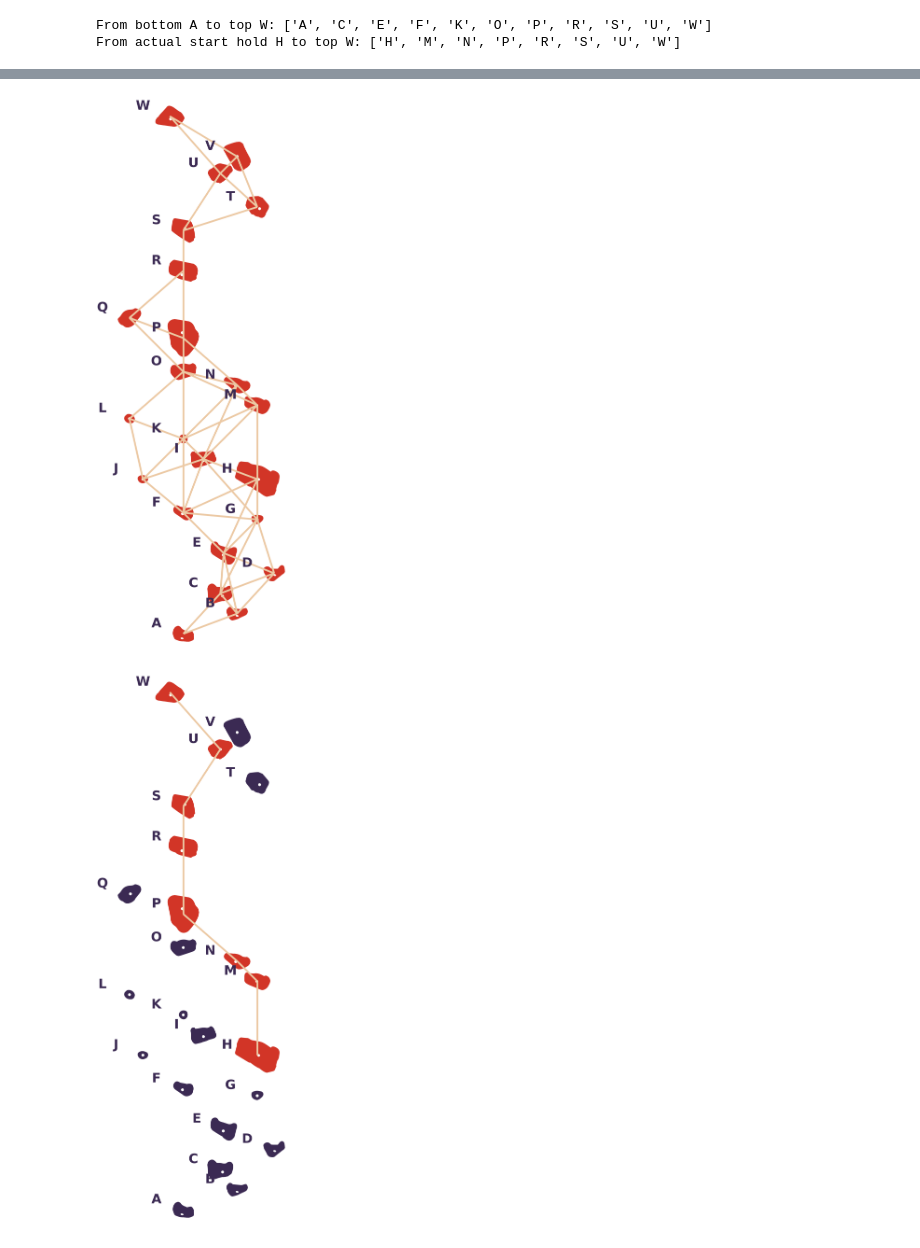
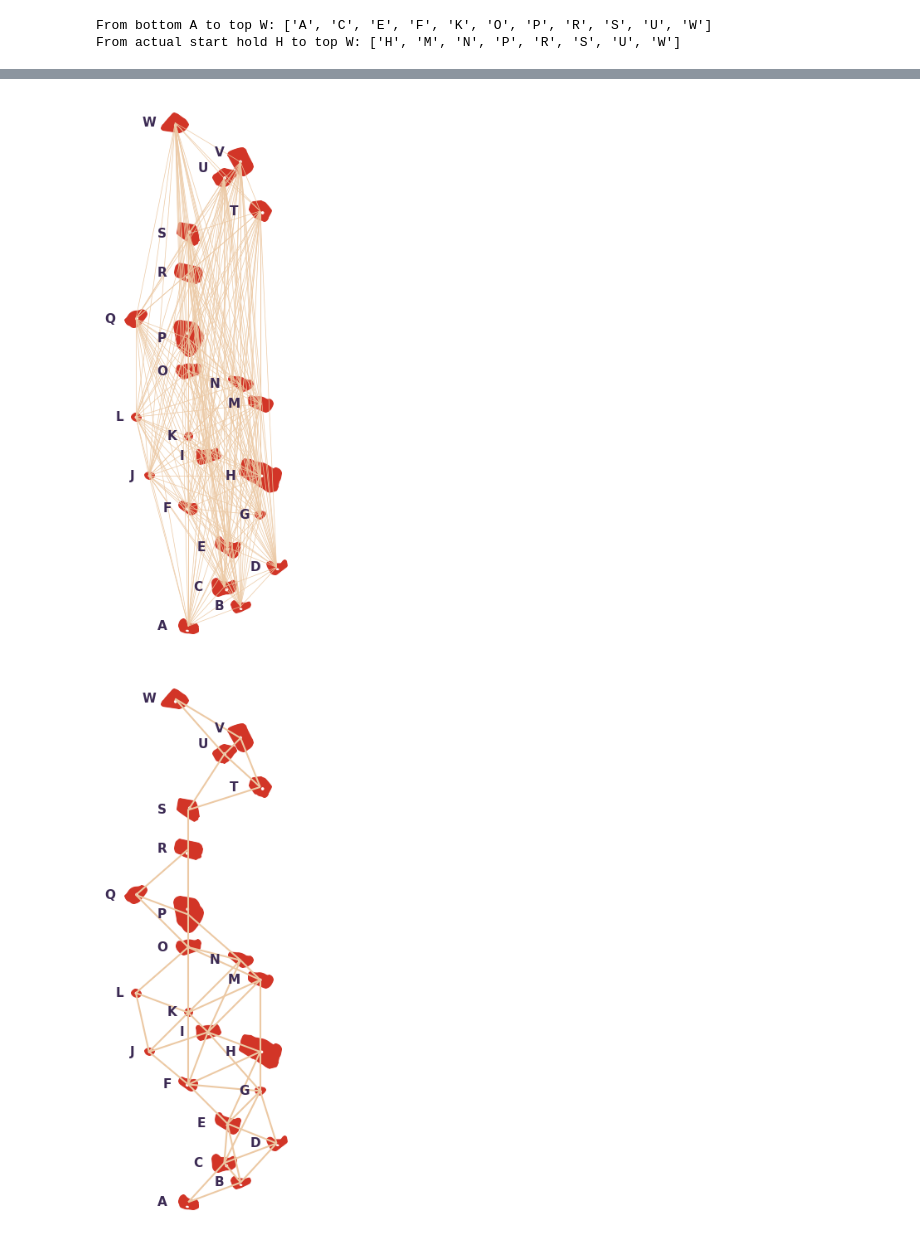
Before and after one commit to amandalchang/discrete-rocks, a Jupyter notebook: explore_dijkstra.ipynb, the cells around one changed output, grey strips where cells are left out. Saved outputs shown, nothing was run; the diff lists cells and outputs as text; code cells hidden in the pictures.

```diff
--- a/explore_dijkstra.ipynb
+++ b/explore_dijkstra.ipynb
@@ -3,4 +4,5 @@ Process Data:
 # %%
+# Here we initialize our data and calculate the distances between each of our points.
 import math
 
 # use math.dist() to find distances between points
@@ -45,6 +47,7 @@ for i in range(len(all_coordinates)):
 
 print(edge_weights)
 print(len(edge_weights[0]))
+distance_threshold=2.5
 # %% [output]
 {0: [1.7088007490635062, 1.6278820596099706, 3.2449961479175906, 2.6832815729997477, 3.6, 4.049691346263318, 5.0990195135927845, 5.2345009313209605, 4.7539457296018846, 5.8, 6.596969000988257, 7.14702 ...
 22
@@ -238,14 +254,13 @@ import matplotlib.image as mpimg
 import networkx as nx
 
 image_path = 'rock_node_images/'
-size_mulitplier = 8
+size_mulitplier = 1
 width, height = 3*size_mulitplier, 15*size_mulitplier
 
 def load_images(G, coordinates, edged_coordinates, color):
     """
     Loads climbing hold images based on whether the node is in edge_names. If it is,
     it loads from red, if not, it loads from whatever color is provided in color
-
     """
     node_index = 0
     for i, node in enumerate(all_coordinates):
@@ -272,7 +287,7 @@ def add_edges(G, coordinates, edged_coordinates, edge_weight, COMPLETE):
             for j in range(i + 1, len(coordinates)):
                 # Calculate distance and store in both directions
                 distance = math.dist(all_coordinates[i], all_coordinates[j])
-                if distance < 2.5:
+                if distance < distance_threshold:
                     G.add_edge(i, j, weight=edge_weight)
     else:
         for i in range(len(coordinates)):
@@ -321,43 +336,43 @@ def graph_plotter(edge_names=None, title=None, coordinates=all_coordinates, COMP
     fig, ax = plt.subplots(figsize=(width, height))
     nx.draw(G, pos, ax=ax, width=edge_weight, edge_color="#ECC9A4", node_size=0)
 
     draw_images(ax, G, pos)
 
-    # Add labels
     for node, (x, y) in pos.items():
         index = all_coordinates.index([x,y])
         label = string.ascii_uppercase[index]
-        offset_x = -0.9 if label == "H" else -0.8
-        if label == "U" or "V":
-            offset_y = 0.3
-        elif label == "B":
-            offset_y = 0
-        else: offset_y = 0
+        if label == "H":
+            offset_x = -0.9
+        elif label in "GJKL":
+            offset_x = -0.5
+        elif label in "FUVBD":
+            offset_x = -0.65
+        else: offset_x = -0.8
+        offset_y = 0.3 if label in "UV" else 0
         ax.text(x + offset_x,
                 y + offset_y,
                 label,
                 fontsize=11*size_multiplier,
                 color='#3B2A53',
                 fontweight="bold",
                 ha='center',
                 va='center'
                 )
+        offset_y = 0
 
     x_margin, y_margin = 0.8, 0.6
     ax.set_xlim(min(x for x, y in pos.values()) - x_margin, max(x for x, y in pos.values()) + x_margin)
     ax.set_ylim(min(y for x, y in pos.values()) - y_margin, max(y for x, y in pos.values()) + y_margin)
 
     plt.title(title)
     plt.xlabel("X-axis")
     plt.ylabel("Y-axis")
     plt.show()
 
-# graph_plotter(COMPLETE=True)
+graph_plotter(COMPLETE=True)
 graph_plotter()
 graph_plotter(shortest_path_HW)
-graph_plotter(final_route)
-# graph_plotter(edge_names="HW", coordinates=string.ascii_uppercase[7:23])
-# graph_plotter(edge_names="HPW", coordinates=shortest_path_HW)
+graph_plotter(custom_final_route)
 # %% [output]
-[figure, old version]
+[figure, new version]
-[figure, old version]
+[figure, new version]
```
Also changed, not shown: parts of 16 cells of this notebook.
